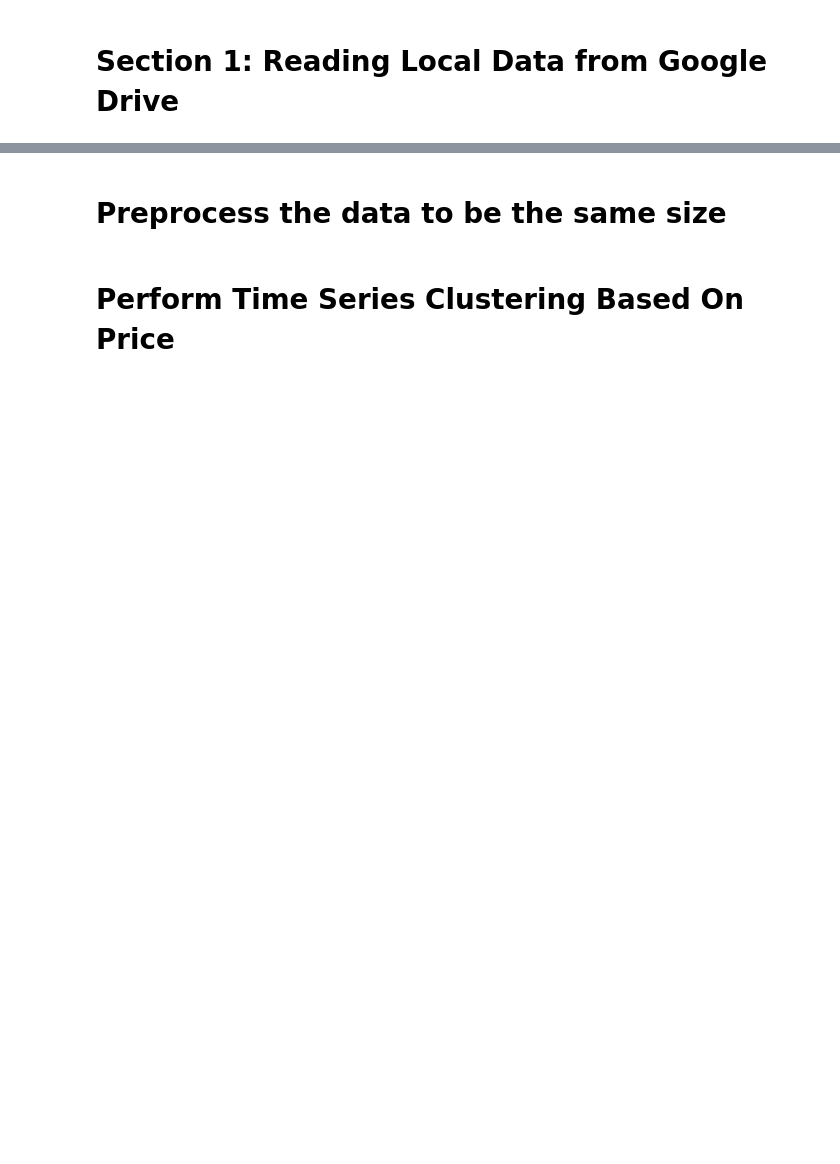
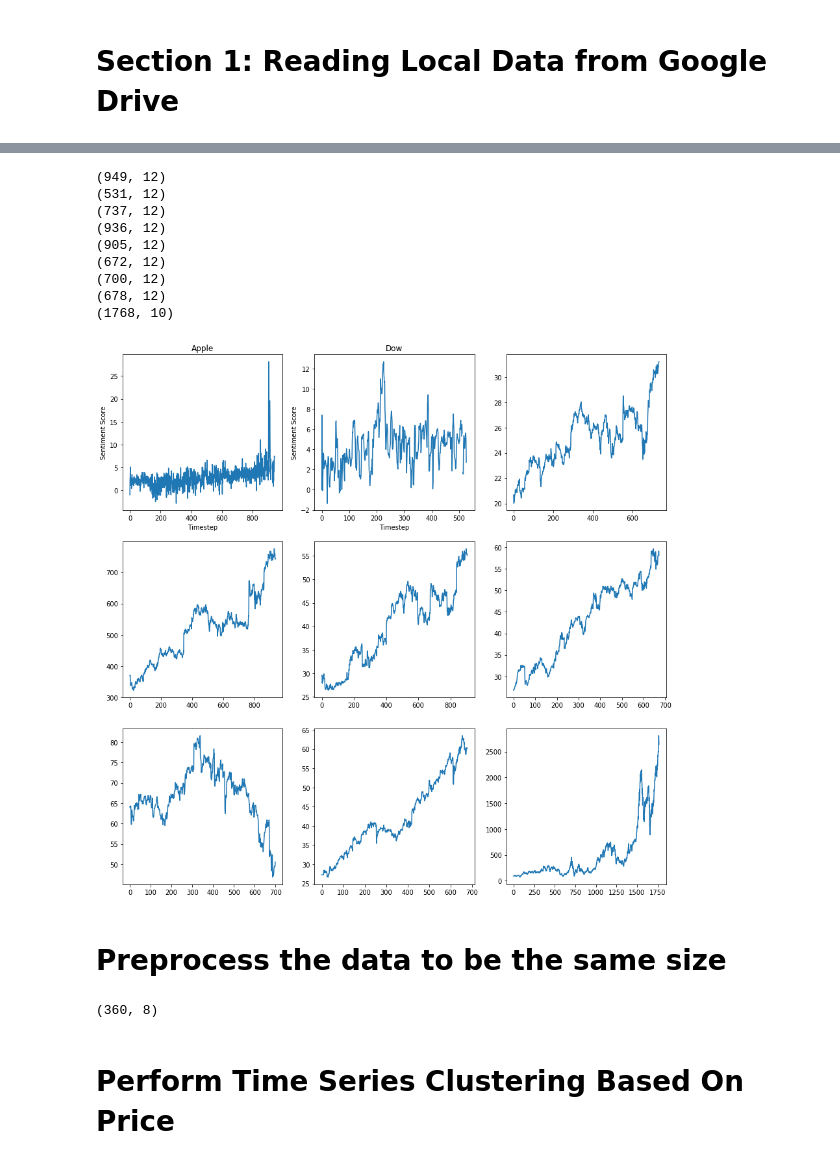
Before and after one commit to hungngo97/Network-Graphical-Dependencies, a Jupyter notebook: main.ipynb, the cells around one changed output, grey strips where cells are left out. Drawn from its saved outputs; the diff is of its cells as text; code cells hidden in the pictures; blank space fills up the shorter version.

```diff
--- a/main.ipynb
+++ b/main.ipynb
@@ -89,24 +78,59 @@ appl.columns
 # %%
 fig, axs = plt.subplots(3,3, figsize=(15, 15))
-axs[0][0].plot(appl['close'])
-axs[0][1].plot(dow['close'])
+# fig, axs = plt.subplots(1,2, figsize=(15, 15))
+# axs[0][0].plot(appl['close'])
+# axs[0][0].title.set_text('Apple')
+# axs[0][0].set_xlabel('Timestep')
+# axs[0][0].set_ylabel('Price')
+# axs[0][1].plot(dow['close'])
+# axs[0][1].title.set_text('Dow')
+# axs[0][1].set_xlabel('Timestep')
+# axs[0][1].set_ylabel('Price')
+# axs[0][2].plot(ge['close'])
+# axs[1][0].plot(googl['close'])
+# axs[1][1].plot(msft['close'])
+# axs[1][2].plot(ndaq['close'])
+# axs[2][0].plot(qcom['close'])
+# axs[2][1].plot(sbux['close'])
+# axs[2][2].plot(sp500['Real Price'])
+
+
+axs[0][0].plot(appl['MA100'])
+axs[0][0].title.set_text('Apple')
+axs[0][0].set_xlabel('Timestep')
+axs[0][0].set_ylabel('Sentiment Score')
+axs[0][1].plot(dow['MA100'])
+axs[0][1].title.set_text('Dow')
+axs[0][1].set_xlabel('Timestep')
+axs[0][1].set_ylabel('Sentiment Score')
 axs[0][2].plot(ge['close'])
 axs[1][0].plot(googl['close'])
 axs[1][1].plot(msft['close'])
 axs[1][2].plot(ndaq['close'])
 axs[2][0].plot(qcom['close'])
 axs[2][1].plot(sbux['close'])
 axs[2][2].plot(sp500['Real Price'])
 
 print(appl.shape)
 print(dow.shape)
 print(ge.shape)
 print(googl.shape)
 print(msft.shape)
 print(ndaq.shape)
 print(qcom.shape)
 print(sbux.shape)
 print(sp500.shape)
+# %% [output]
+(949, 12)
+(531, 12)
+(737, 12)
+(936, 12)
+(905, 12)
+(672, 12)
+(700, 12)
+(678, 12)
+(1768, 10)
+[figure, added]
 # %% [markdown]
 # Preprocess the data to be the same size
 # %%
@@ -134,8 +158,10 @@ for timestep in dow['time']:
 # %%
 price_df = pd.DataFrame.from_dict(data).T
 sentiment_df = pd.DataFrame.from_dict(sentiment_data).T
-df.shape
+price_df.shape
 sentiment_df.shape
+# %% [output]
+(360, 8)
 # %% [markdown]
 # Perform Time Series Clustering Based On Price
 # %%
```
Also changed, not shown: parts of 66 cells of this notebook.
